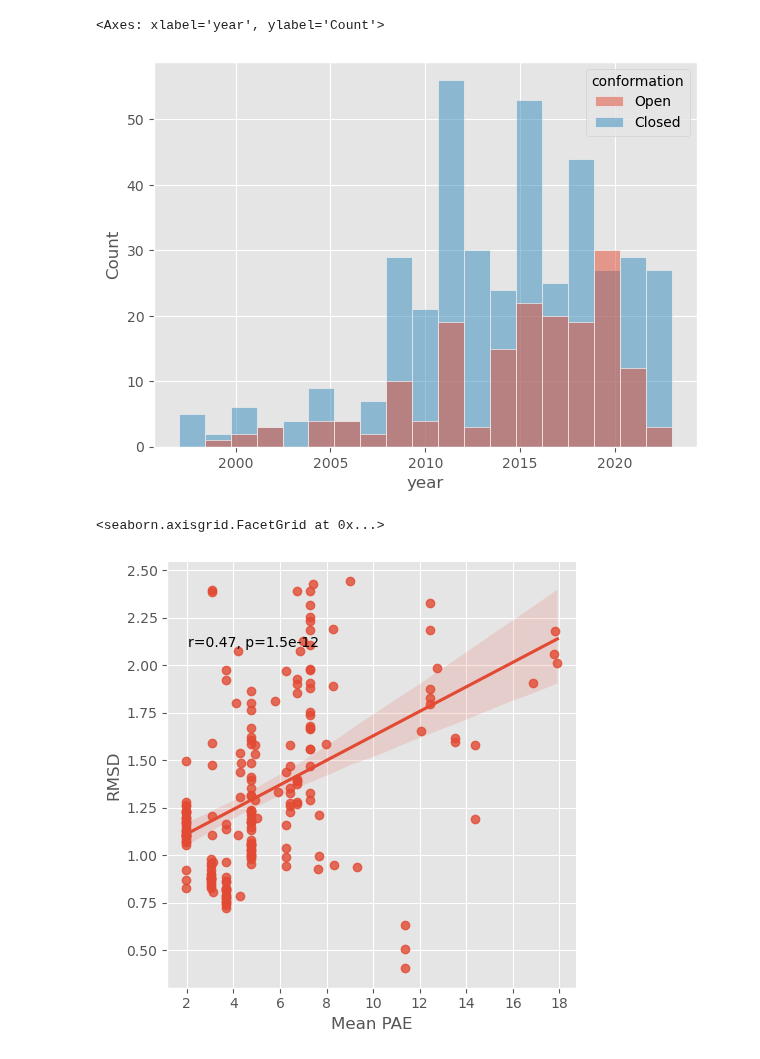
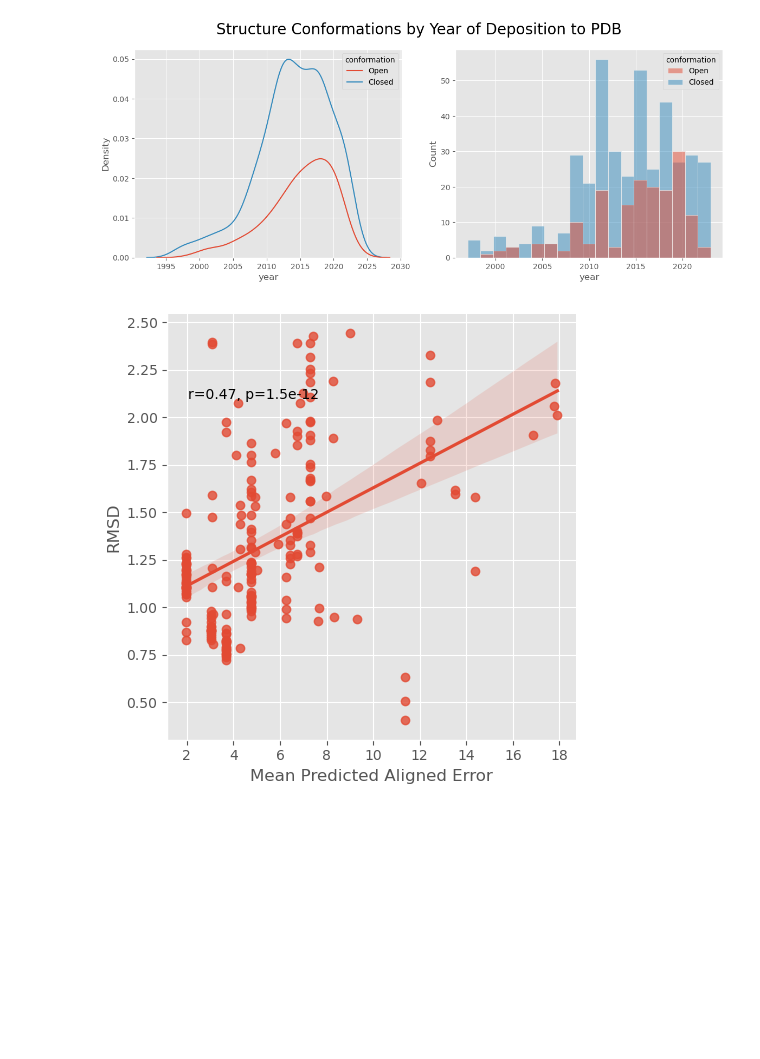
Before and after one commit to jpigles/alphafold-rmsd, a Jupyter notebook: categorization.ipynb, the cells around one changed output. Saved outputs shown, nothing was run; the diff lists cells and outputs as text; code cells hidden in the pictures; blank space fills up the shorter version.

Commit message:
cleaning up figures

```diff
--- a/categorization.ipynb
+++ b/categorization.ipynb
@@ -102,16 +103,19 @@ See the caveats in the documentation: https://pandas.pydata.org/pandas-docs/stab
 # %%
 # Categorize by date
 # Clean the date column
-df['date'] = df['date'].str.strip('['']')
+# df['date'] = df['date'].str.strip('['']')
 df['date'] = pd.to_datetime(df['date'])
 df['year'] = df['date'].dt.year
 
 # Plot the count of structures by year
-fig, axes = plt.subplots(1, 1, figsize=(7, 5))
-sns.histplot(data=df, x='year', hue='conformation', ax=axes)
+fig, axes = plt.subplots(1, 2, figsize=(14, 5))
+sns.kdeplot(data=df, x='year', hue='conformation', ax=axes[0])
+sns.histplot(data=df, x='year', hue='conformation', ax=axes[1])
+
+fig.suptitle('Structure Conformations by Year of Deposition to PDB', fontsize=20)
+plt.savefig('./project_pipeline/data/figures/dates.png')
 # %% [output]
-<Axes: xlabel='year', ylabel='Count'>
-[figure, old version]
+[figure, new version]
 # %%
 '''
 Examine correlation between predicted aligned error when comparing regions 1 and 2 and the RMSD between the structures
@@ -131,7 +135,7 @@ df_small = pd.DataFrame(df_small)
 
 # Plot the correlation between the aligned error and the RMSD
 g = sns.lmplot(data=df_small, x='mean_pae_1_2', y='2_comp')
-g.set_axis_labels('Mean PAE', 'RMSD')
+g.set_axis_labels('Mean Predicted Aligned Error', 'RMSD')
 g.set_titles('RMSD vs. Mean PAE for Closed Structures with RMSD < 2.5 A')
 
 def annotate(data, **kws):
@@ -141,6 +145,7 @@ def annotate(data, **kws):
             transform=ax.transAxes)
 
 g.map_dataframe(annotate)
+
+g.savefig('./project_pipeline/data/figures/rmsd_pae_closed_structures.png')
 # %% [output]
-<seaborn.axisgrid.FacetGrid at 0x...>
-[figure, old version]
+[figure, new version]
```
Also changed, not shown: parts of 2 cells of this notebook, 28 other files.
